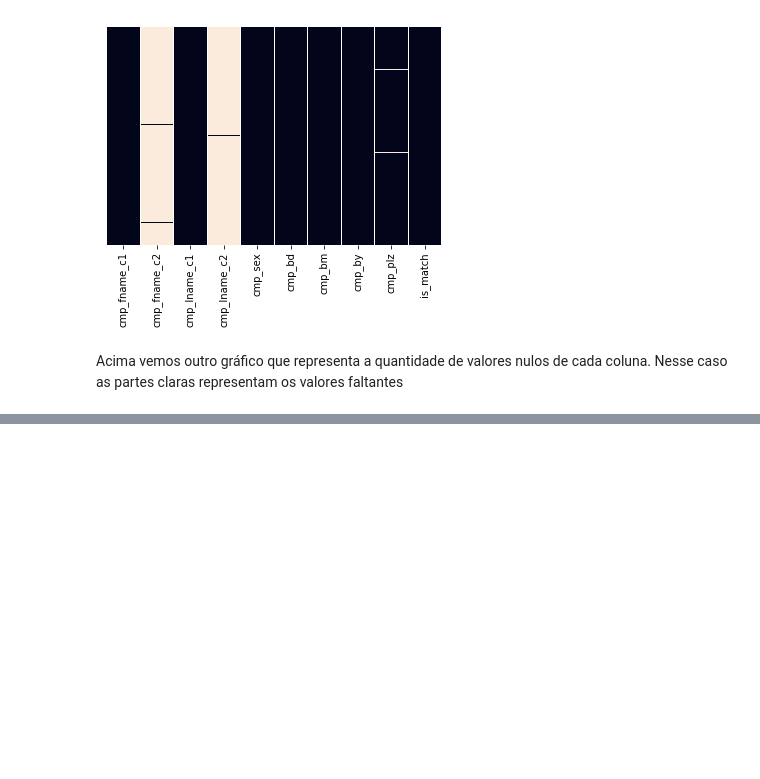
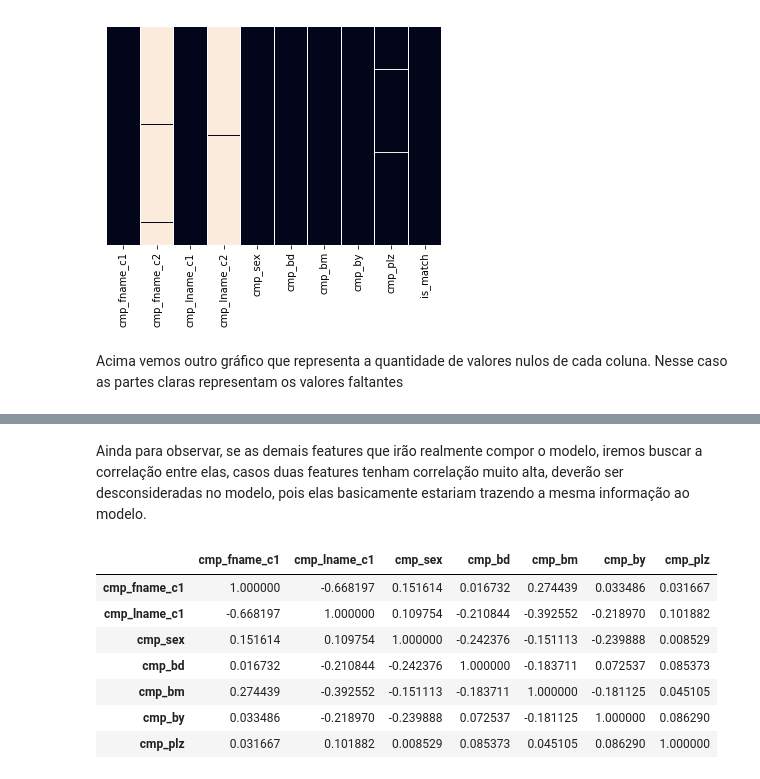
Before and after one commit to SkyNetRecruits/record_linkage_comparison_patterns_data_set, a Jupyter notebook: pre_processing.ipynb, the cells around one changed output, grey strips where cells are left out. Drawn from its saved outputs; the diff is of its cells as text; code cells hidden in the pictures; blank space fills up the shorter version.

```diff
--- a/pre_processing.ipynb
+++ b/pre_processing.ipynb
@@ -114,0 +121,15 @@ memory usage: 531.8+ MB
+# %% [markdown]
+Ainda para observar, se as demais features que irão realmente compor o modelo, iremos buscar a correlação entre elas,
+casos duas features tenham correlação muito alta, deverão ser desconsideradas no modelo, pois elas basicamente estariam
+trazendo a mesma informação ao modelo.
+# %%
+frame.corr()
+# %% [output]
+|  | cmp_fname_c1 | cmp_lname_c1 | cmp_sex | cmp_bd | cmp_bm | cmp_by | cmp_plz |
+| cmp_fname_c1 | 1.000000 | -0.668197 | 0.151614 | 0.016732 | 0.274439 | 0.033486 | 0.031667 |
+| cmp_lname_c1 | -0.668197 | 1.000000 | 0.109754 | -0.210844 | -0.392552 | -0.218970 | 0.101882 |
+| cmp_sex | 0.151614 | 0.109754 | 1.000000 | -0.242376 | -0.151113 | -0.239888 | 0.008529 |
+| cmp_bd | 0.016732 | -0.210844 | -0.242376 | 1.000000 | -0.183711 | 0.072537 | 0.085373 |
+| cmp_bm | 0.274439 | -0.392552 | -0.151113 | -0.183711 | 1.000000 | -0.181125 | 0.045105 |
+| cmp_by | 0.033486 | -0.218970 | -0.239888 | 0.072537 | -0.181125 | 1.000000 | 0.086290 |
+| cmp_plz | 0.031667 | 0.101882 | 0.008529 | 0.085373 | 0.045105 | 0.086290 | 1.000000 |
```
Also changed, not shown: parts of 20 cells of this notebook.
